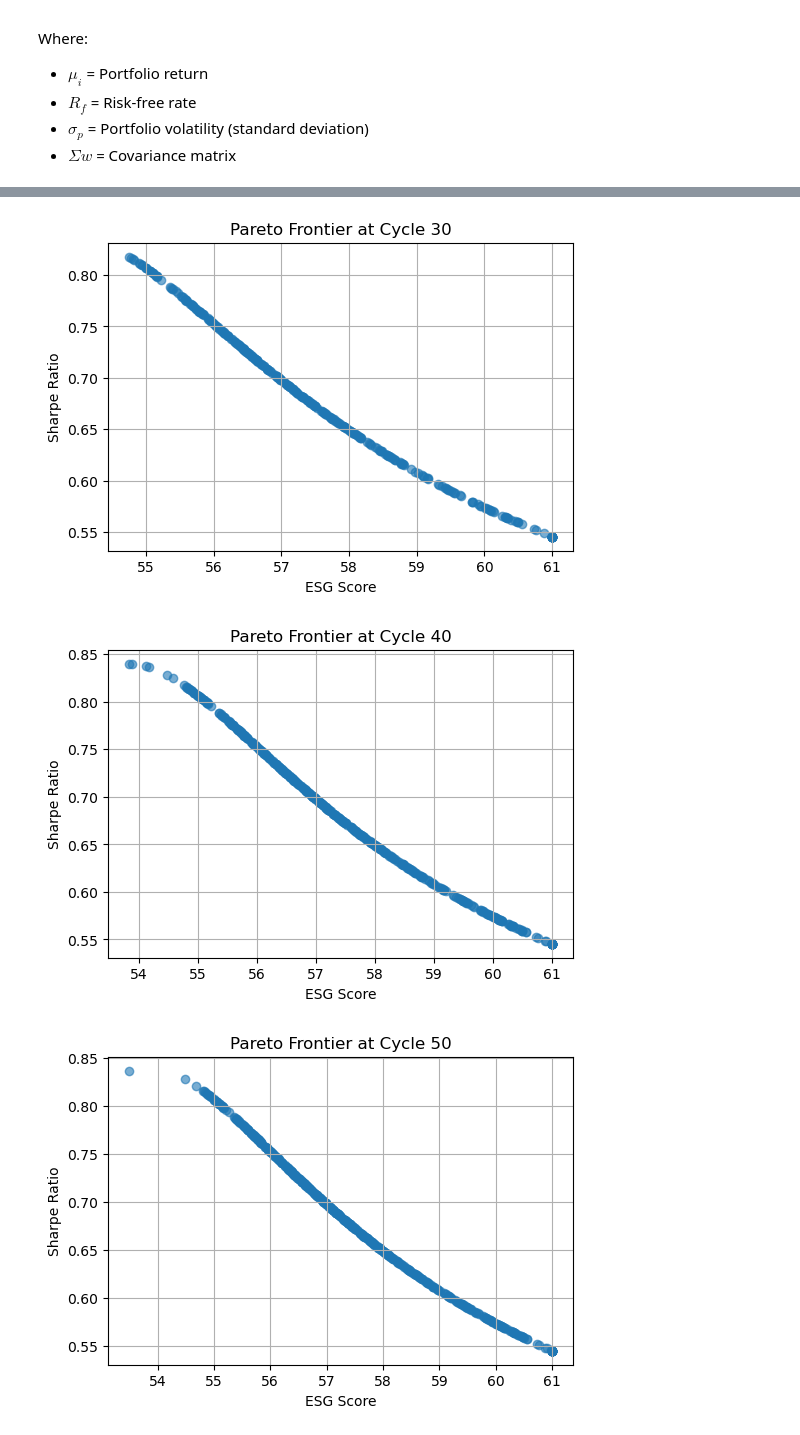
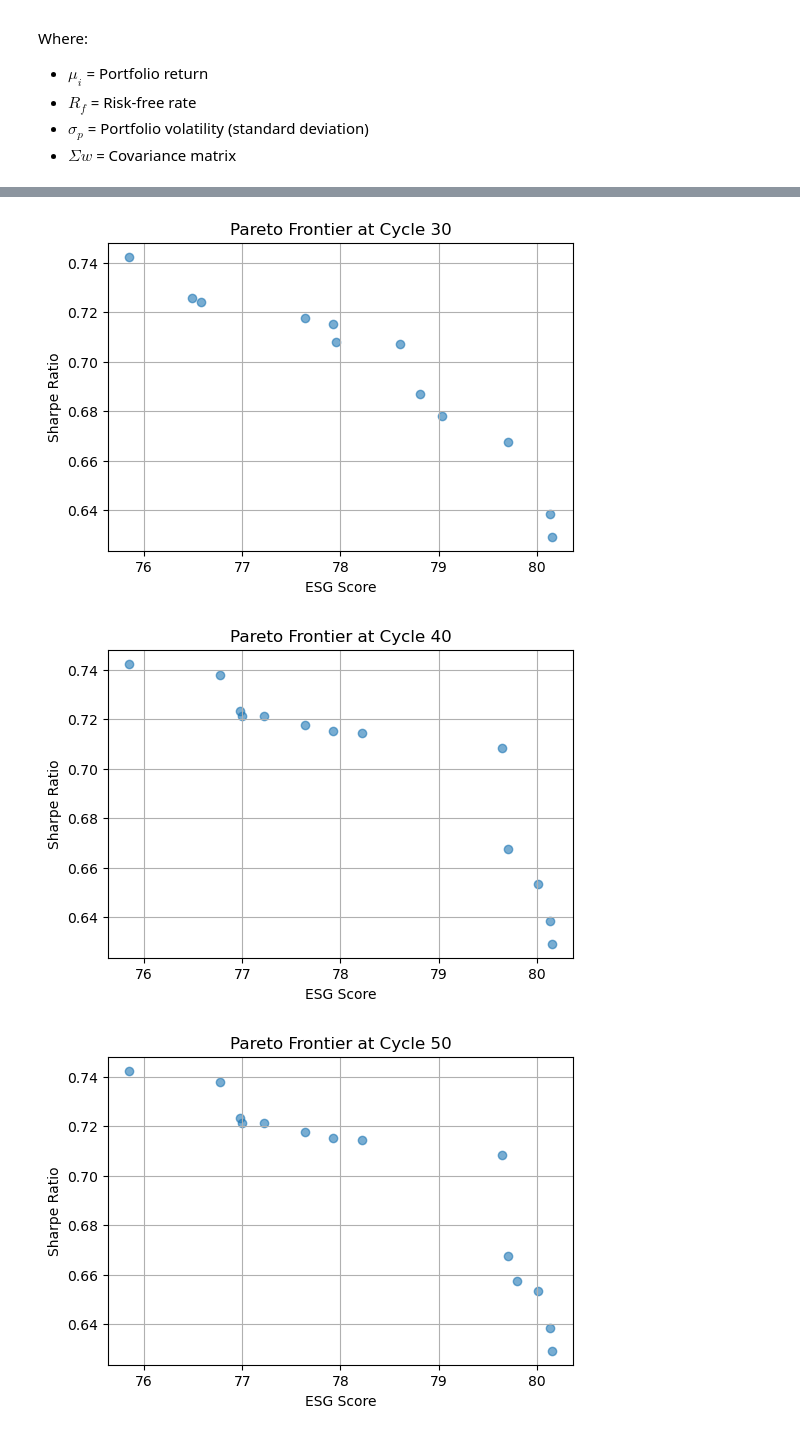
Before and after one commit to Mohammed03/ABC_Optimization, a Jupyter notebook: ABC_Optimization.ipynb, the cells around one changed output, grey strips where cells are left out. Drawn from its saved outputs; the diff is of its cells as text; code cells hidden in the pictures.

Commit message:
fixes for multi-stock portfolios and min weights

```diff
--- a/ABC_Optimization.ipynb
+++ b/ABC_Optimization.ipynb
@@ -22,13 +23,12 @@ Where:
 # %%
 # gather ticker info from Alpha Vantage API
 API_KEY = "OD76BXNCWU9GO4WP"
-symbols = ["MSFT", "AAPL", "NVDA", "UNH", "JNJ", "JPM", "V", "AMZN", "TSLA", "PG",
-           "KO", "HON", "UNP", "NEE", "CVX", "DUK", "PLD", "LIN", "GOOGL", "VZ"]
-test = ["MSFT", "NVDA"]
+symbols = ["MSFT", "AAPL", "NVDA", "UNH", "JNJ"]
+test = ["FNCMX", "FSELX", "FSPGX", "FTIHX", "FXAIX", "FZROX"]
 
-weights = [0.3, 0.7]
+weights = []
 
-esg_scores = [53,61]
+esg_scores = [85,80,75,70,65]
 
 def fetch_daily_prices(ticker):
     url = "https://www.alphavantage.co/query"
@@ -68,5 +68,5 @@ def fetch_all_prices(symbols, output_file="daily_close_prices.csv"):
     return df
 # %%
 
-df_prices = fetch_all_prices(test)
+df_prices = fetch_all_prices(symbols)
 # %% [output]
@@ -75,20 +78,36 @@ df_prices = fetch_all_prices(test)
 
  Saved data to daily_close_prices.csv
 # %%
+cached_5prices = df_prices
 def evaluate_objectives(weights, prices_df, esg_vector, risk_free_rate=0.02):
+    # Ensure weights are non-negative and sum to 1
     weights = np.array(weights)
     weights = np.clip(weights, 0, None)
+    if np.sum(weights) == 0:
+        weights = np.ones_like(weights) / len(weights)
     weights /= np.sum(weights)
 
+    # Calculate daily returns
     daily_returns = prices_df.pct_change().dropna()
     mean_daily_returns = daily_returns.mean()
     mean_annual_returns = (1 + mean_daily_returns) ** 252 - 1
     cov_matrix_annual = daily_returns.cov() * 252
 
+    # Portfolio return
     portfolio_return = np.dot(weights, mean_annual_returns)
-    portfolio_volatility = np.sqrt(np.dot(weights.T, np.dot(cov_matrix_annual, weights)))
 
-    sharpe_ratio = (portfolio_return - risk_free_rate) / portfolio_volatility
+    # Portfolio volatility (handling zero variance case)
+    portfolio_variance = np.dot(weights.T, np.dot(cov_matrix_annual, weights))
+    if portfolio_variance <= 0:
+        print(f"[Warning] Zero or negative portfolio variance for weights: {weights}")
+        return np.nan, np.dot(weights, esg_vector)
+
+    portfolio_volatility = np.sqrt(portfolio_variance)
+
+    # Sharpe ratio
+    sharpe_ratio = (portfolio_return - risk_free_rate) / (portfolio_volatility + 1e-8)
+
+    # ESG score
     esg_score = np.dot(weights, esg_vector)
 
     return sharpe_ratio, esg_score
@@ -309,5 +342,5 @@ def run_abc(prices_df, esg_vector, num_bees=20, max_cycles=100, limit=10, patien
     return pareto_archive
 # %%
 esg_vector = np.array(esg_scores)
-pareto_test = run_abc(df_prices, esg_scores, num_bees = 20, max_cycles = 100, limit = 10, patience = 15)
+pareto_test = run_abc(df_prices, esg_scores, num_bees = 20, max_cycles = 100, limit = 15, patience = 20)
 # %% [output]
@@ -317,3 +350,3 @@ pareto_test = run_abc(df_prices, esg_scores, num_bees = 20, max_cycles = 100, li
-[figure, old version]
+[figure, new version]
-[figure, old version]
+[figure, new version]
-[figure, old version]
+[figure, new version]
```
Also changed, not shown: parts of 6 cells of this notebook, 1 other file.
